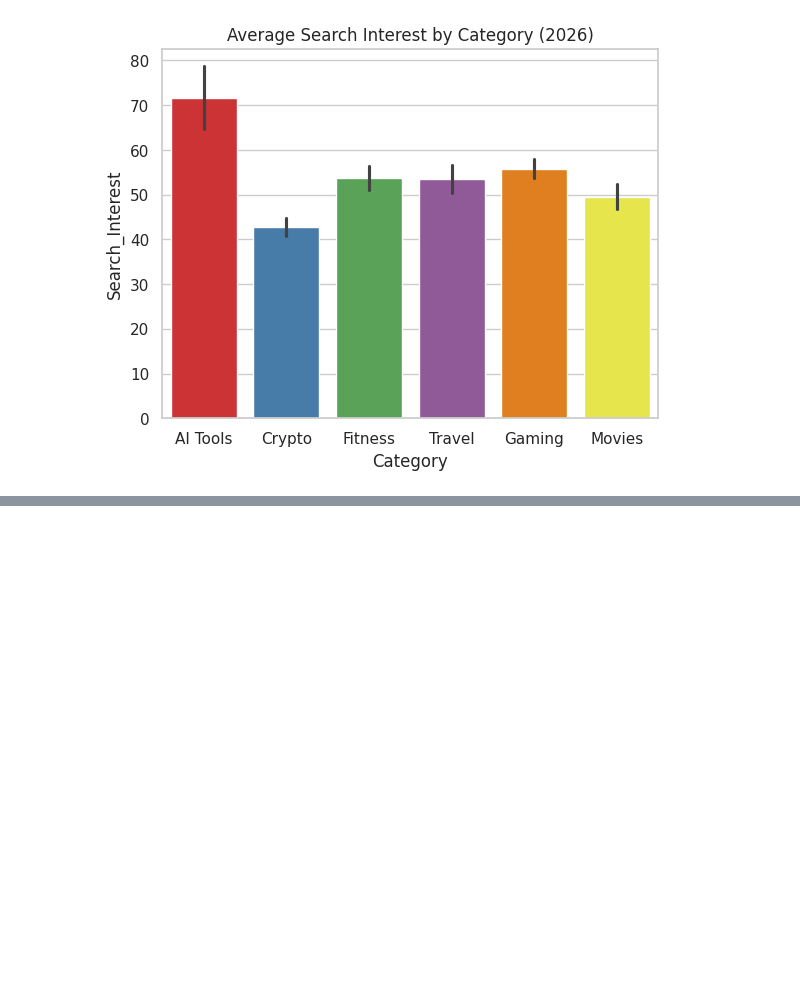
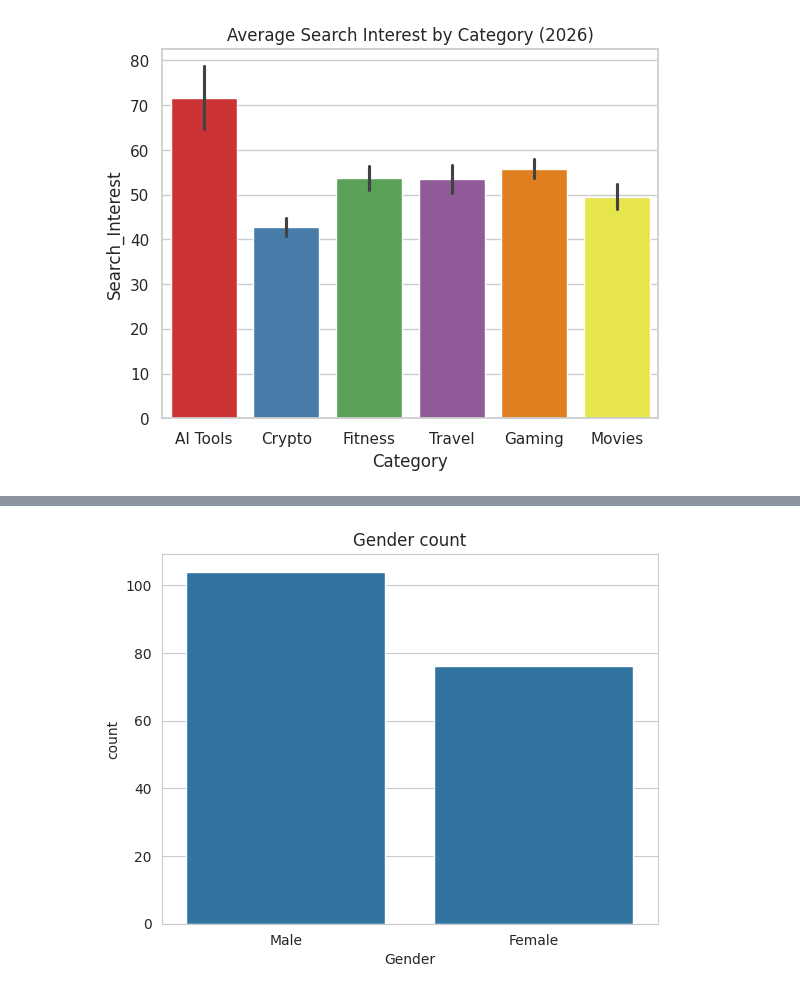
Before and after one commit to sayalivadya1654-cell/Data__Science, a Jupyter notebook: 2_Advance_Python.ipynb, the cells around one changed output, grey strips where cells are left out. Saved outputs shown, nothing was run; the diff lists cells and outputs as text; code cells hidden in the pictures; blank space fills up the shorter version.

```diff
--- a/2_Advance_Python.ipynb
+++ b/2_Advance_Python.ipynb
@@ -2774,0 +2805,7 @@ Usage: file [-bcCdEhikLlNnprsSvzZ0] [--apple] [--extension] [--mime-encoding]
+# %%
+# Count Male and Female customers.
+sns.countplot(x="Gender",data=df)
+plt.title("Gender count")
+plt.show()
+# %% [output]
+[figure, added]
```
Also changed, not shown: parts of 7 cells of this notebook.
